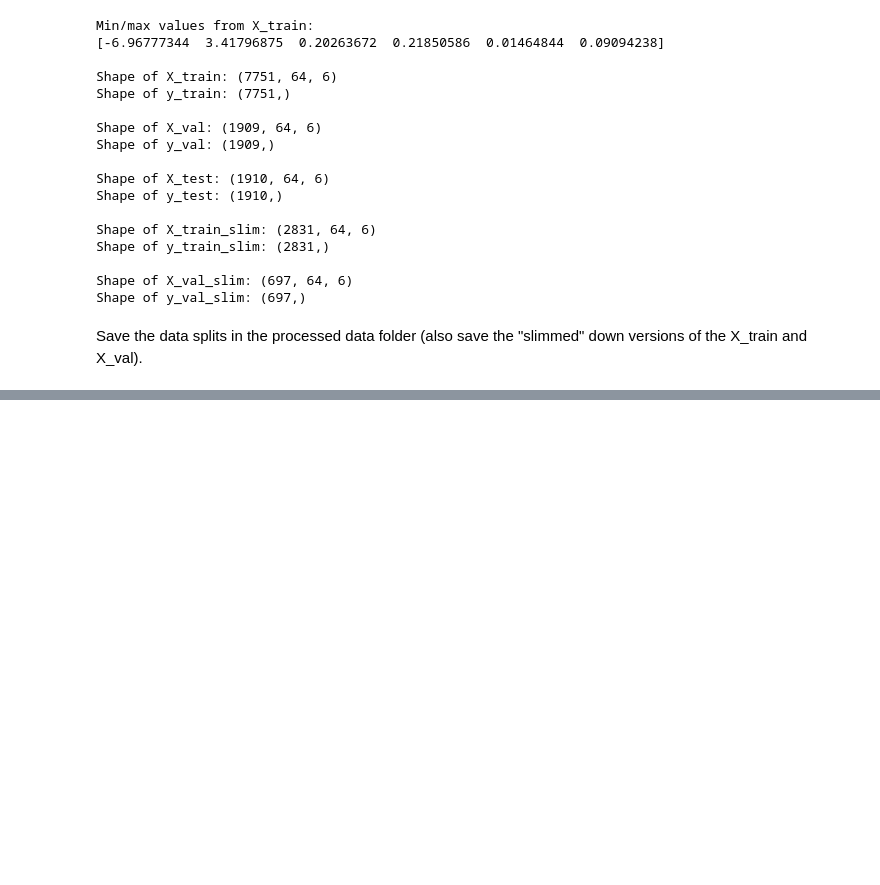
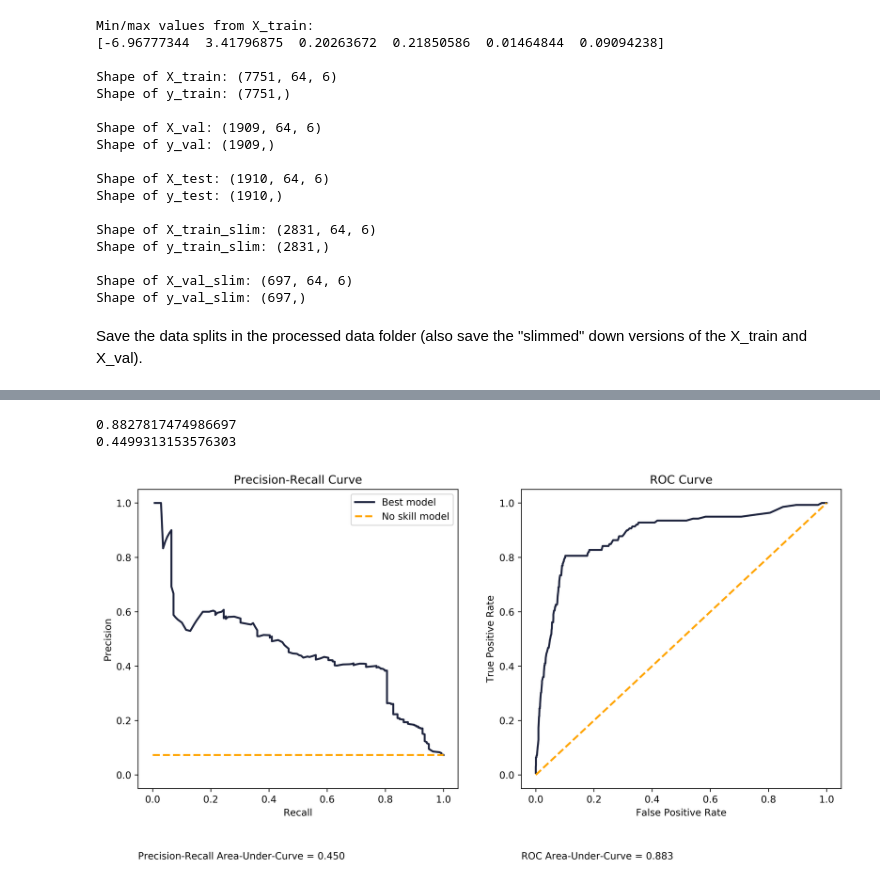
Before and after one commit to tvhahn/ml-tool-wear, a Jupyter notebook: 1.0-data-pipeline.ipynb, the cells around one changed output, grey strips where cells are left out. Saved outputs shown, nothing was run; the diff lists cells and outputs as text; code cells hidden in the pictures; blank space fills up the shorter version.

```diff
--- a/1.0-data-pipeline.ipynb
+++ b/1.0-data-pipeline.ipynb
@@ -404,19 +441,17 @@ with h5py.File("data/processed/y_val.hdf5", "w") as f:
     dset = f.create_dataset("y_val", data=y_val)
 
 # X_test, y_test
-X_test = scaler(X_test, min_vals, max_vals)
 with h5py.File("data/processed/X_test.hdf5", "w") as f:
     dset = f.create_dataset("X_test", data=X_test)
 with h5py.File("data/processed/y_test.hdf5", "w") as f:
     dset = f.create_dataset("y_test", data=y_test)
 
-# X_train_slim = scaler(X_train_slim, min_vals, max_vals)
+
 with h5py.File("data/processed/X_train_slim.hdf5", "w") as f:
     dset = f.create_dataset("X_train_slim", data=X_train_slim)
 with h5py.File("data/processed/y_train_slim.hdf5", "w") as f:
     dset = f.create_dataset("y_train_slim", data=y_train_slim)
 
-# X_val_slim = scaler(X_val_slim, min_vals, max_vals)
 with h5py.File("data/processed/X_val_slim.hdf5", "w") as f:
     dset = f.create_dataset("X_val_slim", data=X_val_slim)
 with h5py.File("data/processed/y_val_slim.hdf5", "w") as f:
@@ -423,0 +726,9 @@ with h5py.File("data/processed/y_val_slim.hdf5", "w") as f:
+# %%
+# folder to save models in
+model_save_folder = datetime.datetime.now().strftime("%Y%m%d-%H%M%S")+'_mill'
+
+# create the folder
+(folder_models / 'saved_models' / model_save_folder).mkdir(parents=True, exist_ok=True)
+
+# create dataframe to store all the results
+df_all = pd.DataFrame()
@@ -423,0 +1194,47 @@ with h5py.File("data/processed/y_val_slim.hdf5", "w") as f:
+# %%
+roc_auc_val = auc(fprs[0,:], tprs[0,:])
+print(roc_auc_val)
+pr_auc_val = auc(recalls[0,:], precisions[0,:])
+print(pr_auc_val)
+# %% [output]
+0.8827817474986697
+0.4499313153576303
+# %%
+fig, axes = plt.subplots(1, 2, figsize=(12,6), sharex=True, sharey=True,dpi=600)
+fig.tight_layout(pad=5.0)
+
+pal = sns.cubehelix_palette(6, rot=-.25, light=.7)
+
+# sns.lineplot(x=recalls[0,:], y=precisions[0,:], ax=ax[0], linewidth=2, alpha=1, color=pal[5], estimator=None)
+axes[0].plot(recalls[0,:], precisions[0,:], marker='', label='Best model', color=pal[5], linewidth=2)
+axes[0].plot(np.array([0,1]),np.array([0.073,0.073]), marker='',  linestyle='--', label='No skill model',
+             color='orange', linewidth=2)
+axes[0].legend()
+axes[0].title.set_text('Precision-Recall Curve')
+axes[0].set_xlabel('Recall')
+axes[0].set_ylabel('Precision')
+axes[0].text(x=-0.05, y=-0.3, s='Precision-Recall Area-Under-Curve = {:.3f}'.format(pr_auc_val),
+                     horizontalalignment='left',
+                     verticalalignment='center', rotation='horizontal',alpha=1)
+
+
+axes[1].plot(fprs[0,:], tprs[0,:], marker='', label='Best model', color=pal[5], linewidth=2,)
+axes[1].plot(np.array([0,1]),np.array([0,1]), marker='',  linestyle='--', label='No skill',
+             color='orange', linewidth=2)
+axes[1].title.set_text('ROC Curve')
+axes[1].set_xlabel('False Positive Rate')
+axes[1].set_ylabel('True Positive Rate')
+axes[1].text(x=-0.05, y=-0.3, s='ROC Area-Under-Curve = {:.3f}'.format(roc_auc_val),
+                     horizontalalignment='left',
+                     verticalalignment='center', rotation='horizontal',alpha=1)
+
+for ax in axes.flatten():
+#     ax.xaxis.set_tick_params(labelbottom=True)
+    ax.yaxis.set_tick_params(labelleft=True, which='major')
+    ax.grid(False)
+#     ax.tick_params(axis='both', which='major',length=1)
+
+# plt.savefig('prauc_600dpi.pdf',dpi=600,bbox_inches = "tight")
+plt.show()
+# %% [output]
+[figure, added]
```
Also changed, not shown: parts of 27 cells of this notebook, 2 other files.
